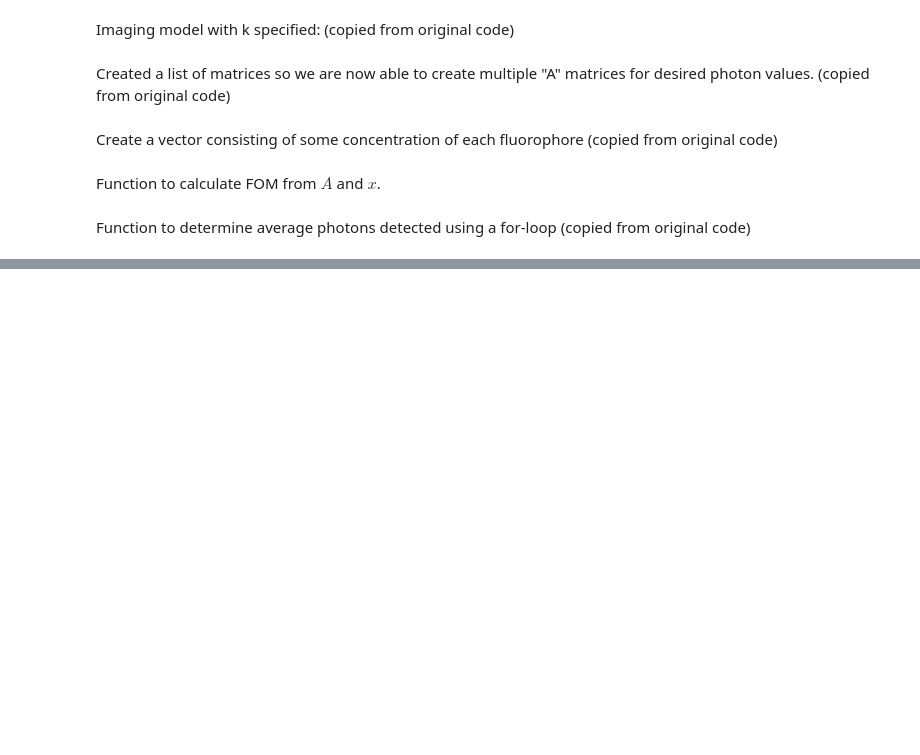
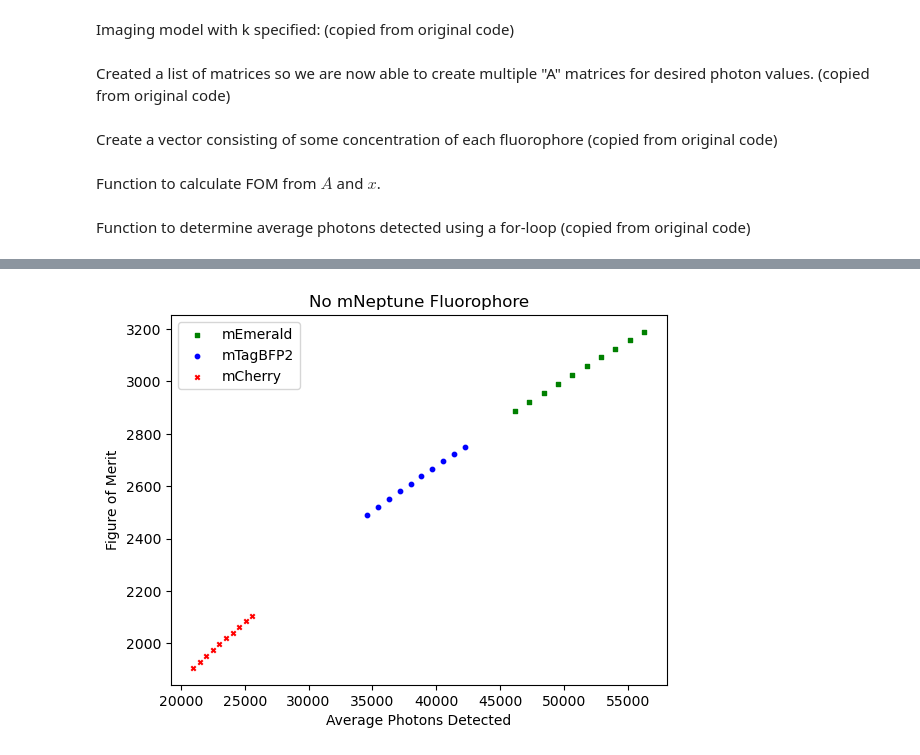
Before and after one commit to rachelstruck/hyperspectral-refactor, a Jupyter notebook: recreating previous plots.ipynb, the cells around one changed output, grey strips where cells are left out. Cells and saved outputs as stored; diff of their text form; code cells hidden in the pictures; blank space fills up the shorter version.

```diff
--- a/recreating previous plots.ipynb
+++ b/recreating previous plots.ipynb
@@ -74,7 +74,7 @@ def form_k_list(desired_photons):
 
 def form_matrix_A(desired_photons):
     k_list = form_k_list(desired_photons)
-    return fast_form_matrix_A(illumination_wavelengths, k_list, wavelength_range, bin_width, fluorophore_list)
+    return fast_form_A(illumination_wavelengths, np.array(k_list), wavelength_range, bin_width, fluorophore_list)
 # %% [markdown]
 Created a list of matrices so we are now able to create multiple "A" matrices for desired photon values. (copied from original code)
 # %%
@@ -120,0 +171,13 @@ def calc_avg_detected_photons(A):
+# %%
+def calc_avg_detected_photons_per_fluor(A):
+    # Input: 200x4 numpy array
+    # Output: list of average photons detected
+    avg_photons_detected_list = []
+    for j in range(4):
+        A_section = A[:, j]
+        avg_photons_detected = np.average(A_section)
+        avg_photons_detected_list.append(avg_photons_detected)
+
+    return avg_photons_detected_list
+
+calc_avg_detected_photons_per_fluor(A)
@@ -120,0 +236,28 @@ def calc_avg_detected_photons(A):
+# %%
+desired_photons_list = [*range(1000, 100000, 1000)]
+FOM_spectra_list_no_mNeptune = calc_multiple_FOMs(desired_photons_list, [1, 1, 1, 0])
+avg_photons_detected_list_no_mNeptune = calc_photons_detected_per_fluor(desired_photons_list)
+# %%
+start_idx = 40
+end_idx = 50
+FOM_spectra_list_subset_no_mNeptune = np.empty([4, (end_idx - start_idx)])
+avg_photons_detected_list_subset_no_mNeptune = np.empty([4, (end_idx - start_idx)])
+for j in range(4):
+    FOM_spectra_list_subset_no_mNeptune[j] = FOM_spectra_list_no_mNeptune[j][start_idx : end_idx]
+    avg_photons_detected_list_subset_no_mNeptune[j] = avg_photons_detected_list_no_mNeptune[j][start_idx : end_idx]
+
+fig = plt.figure()
+ax1 = fig.add_subplot(111)
+
+ax1.scatter(avg_photons_detected_list_subset_no_mNeptune[0], FOM_spectra_list_subset_no_mNeptune[0], s=10, c='g', marker="s", label='mEmerald')
+ax1.scatter(avg_photons_detected_list_subset_no_mNeptune[1], FOM_spectra_list_subset_no_mNeptune[1], s=10, c='b', marker="o", label='mTagBFP2')
+ax1.scatter(avg_photons_detected_list_subset_no_mNeptune[2], FOM_spectra_list_subset_no_mNeptune[2], s=10, c='r', marker="x", label='mCherry')
+# ax1.scatter(avg_photons_detected_list_subset_no_mNeptune[3], FOM_spectra_list_subset_no_mNeptune[3], s=10, c='black', marker="d", label='mNeptune2.5')
+plt.legend(loc='upper left')
+plt.ylabel('Figure of Merit')
+plt.xlabel('Average Photons Detected')
+plt.title('No mNeptune Fluorophore')
+#plt.savefig('Figures/Average Photons Detected vs FOMs for Same 10 Index Range No mNeptune2p5.pdf')
+plt.show()
+# %% [output]
+[figure, added]
```
Also changed, not shown: parts of 18 cells of this notebook, 16 other files.
